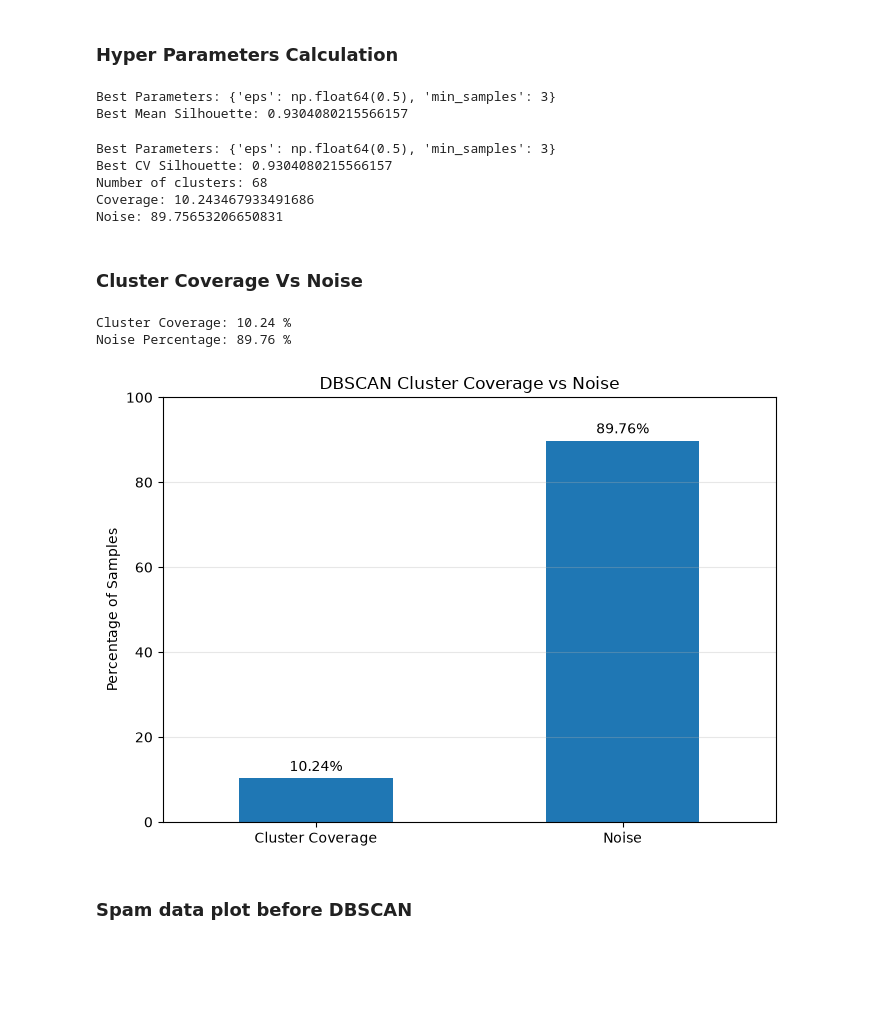
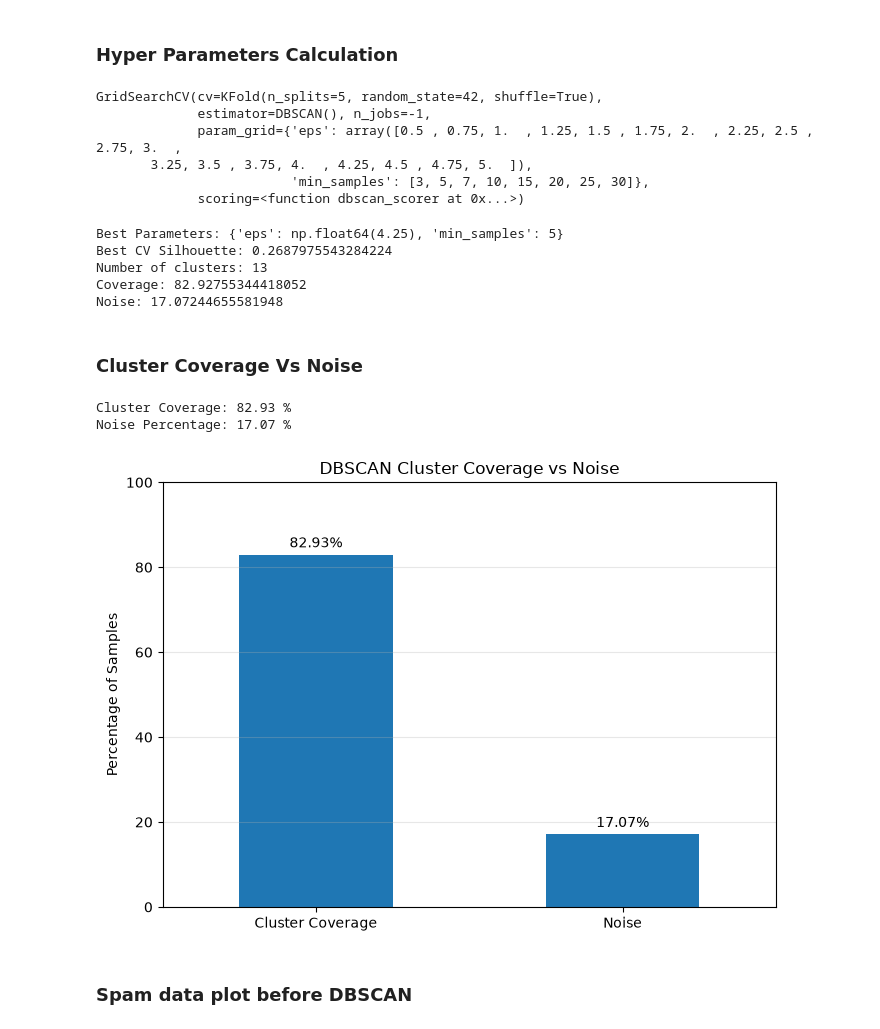
Before and after one commit to MAURXXX/Spam-Detection-using-ML-Models, a Jupyter notebook: app.ipynb, the cells around one changed output. Cells and saved outputs as stored; diff of their text form; code cells hidden in the pictures; blank space fills up the shorter version.

Commit message:
Optimized Hyperparameters of multiple models to automatically detect best parameters

```diff
--- a/app.ipynb
+++ b/app.ipynb
@@ -1447,35 +1456,33 @@ def dbscan_scorer(estimator, X, y=None):
 # %% [markdown]
 ### Hyper Parameters Calculation
 # %%
-
-
 dbscan_parameters = {
     "eps": np.arange(0.5, 5.1, 0.25),
     "min_samples": [3, 5, 7, 10, 15, 20, 25, 30]
 }
+
+dbscan_cv = KFold(
+    n_splits=5,
+    shuffle=True,
+    random_state=42
+)
 # %%
 grid_search_dbscan = GridSearchCV(
     estimator=DBSCAN(),
     param_grid=dbscan_parameters,
     scoring=dbscan_scorer,
-    cv=5,
+    cv=dbscan_cv,
     n_jobs=-1
 )
 
 grid_search_dbscan.fit(X_train_pca)
-
-print(
-    "Best Parameters:",
-    grid_search_dbscan.best_params_
-)
-
-print(
-    "Best Mean Silhouette:",
-    grid_search_dbscan.best_score_
-)
 # %% [output]
-Best Parameters: {'eps': np.float64(0.5), 'min_samples': 3}
-Best Mean Silhouette: 0.9304080215566157
+GridSearchCV(cv=KFold(n_splits=5, random_state=42, shuffle=True),
+             estimator=DBSCAN(), n_jobs=-1,
+             param_grid={'eps': array([0.5 , 0.75, 1.  , 1.25, 1.5 , 1.75, 2.  , 2.25, 2.5 , 2.75, 3.  ,
+       3.25, 3.5 , 3.75, 4.  , 4.25, 4.5 , 4.75, 5.  ]),
+                         'min_samples': [3, 5, 7, 10, 15, 20, 25, 30]},
+             scoring=<function dbscan_scorer at 0x...>)
 # %%
 best_dbscan = grid_search_dbscan.best_estimator_
 best_clusters = best_dbscan.fit_predict(X_train_pca)
@@ -1495,6 +1502,7 @@ print(
     len(set(best_clusters) - {-1})
 )
 
+labels = best_dbscan.labels_
 n_clustered = np.sum(labels >= 0)
 coverage_percentage = (n_clustered / len(labels)) * 100
 
@@ -1511,11 +1519,11 @@ print(
     noise_percentage
 )
 # %% [output]
-Best Parameters: {'eps': np.float64(0.5), 'min_samples': 3}
-Best CV Silhouette: 0.9304080215566157
-Number of clusters: 68
-Coverage: 10.243467933491686
-Noise: 89.75653206650831
+Best Parameters: {'eps': np.float64(4.25), 'min_samples': 5}
+Best CV Silhouette: 0.2687975543284224
+Number of clusters: 13
+Coverage: 82.92755344418052
+Noise: 17.07244655581948
 # %% [markdown]
 ### Cluster Coverage Vs Noise
 # %%
@@ -1528,25 +1536,11 @@ noise_samples = np.sum(best_clusters == -1)
 total_samples = len(best_clusters)
 
 # Convert to percentages
-coverage_percentage = (
-    clustered_samples / total_samples
-) * 100
+coverage_percentage = (clustered_samples / total_samples) * 100
+noise_percentage = (noise_samples / total_samples) * 100
 
-noise_percentage = (
-    noise_samples / total_samples
-) * 100
-
-print(
-    "Cluster Coverage:",
-    round(coverage_percentage, 2),
-    "%"
-)
-
-print(
-    "Noise Percentage:",
-    round(noise_percentage, 2),
-    "%"
-)
+print("Cluster Coverage:", round(coverage_percentage, 2), "%")
+print("Noise Percentage:", round(noise_percentage, 2),"%")
 
 
 # Graph
@@ -1559,36 +1553,36 @@ coverage_results = pd.DataFrame({
         coverage_percentage,
         noise_percentage
     ]
 })
 
 ax = coverage_results.plot(
     x="Category",
     y="Percentage",
     kind="bar",
     figsize=(7, 5),
     legend=False
 )
 
 for container in ax.containers:
     ax.bar_label(
         container,
         fmt="%.2f%%",
         padding=3
     )
 
 plt.title("DBSCAN Cluster Coverage vs Noise")
 plt.xlabel("")
 plt.ylabel("Percentage of Samples")
 plt.ylim(0, 100)
 plt.xticks(rotation=0)
 plt.grid(axis="y", alpha=0.3)
 
 plt.tight_layout()
 plt.show()
 # %% [output]
-Cluster Coverage: 10.24 %
-Noise Percentage: 89.76 %
+Cluster Coverage: 82.93 %
+Noise Percentage: 17.07 %
-[figure, old version]
+[figure, new version]
 # %% [markdown]
 ### Spam data plot before DBSCAN
 # %%
```
Also changed, not shown: parts of 3 cells of this notebook.
